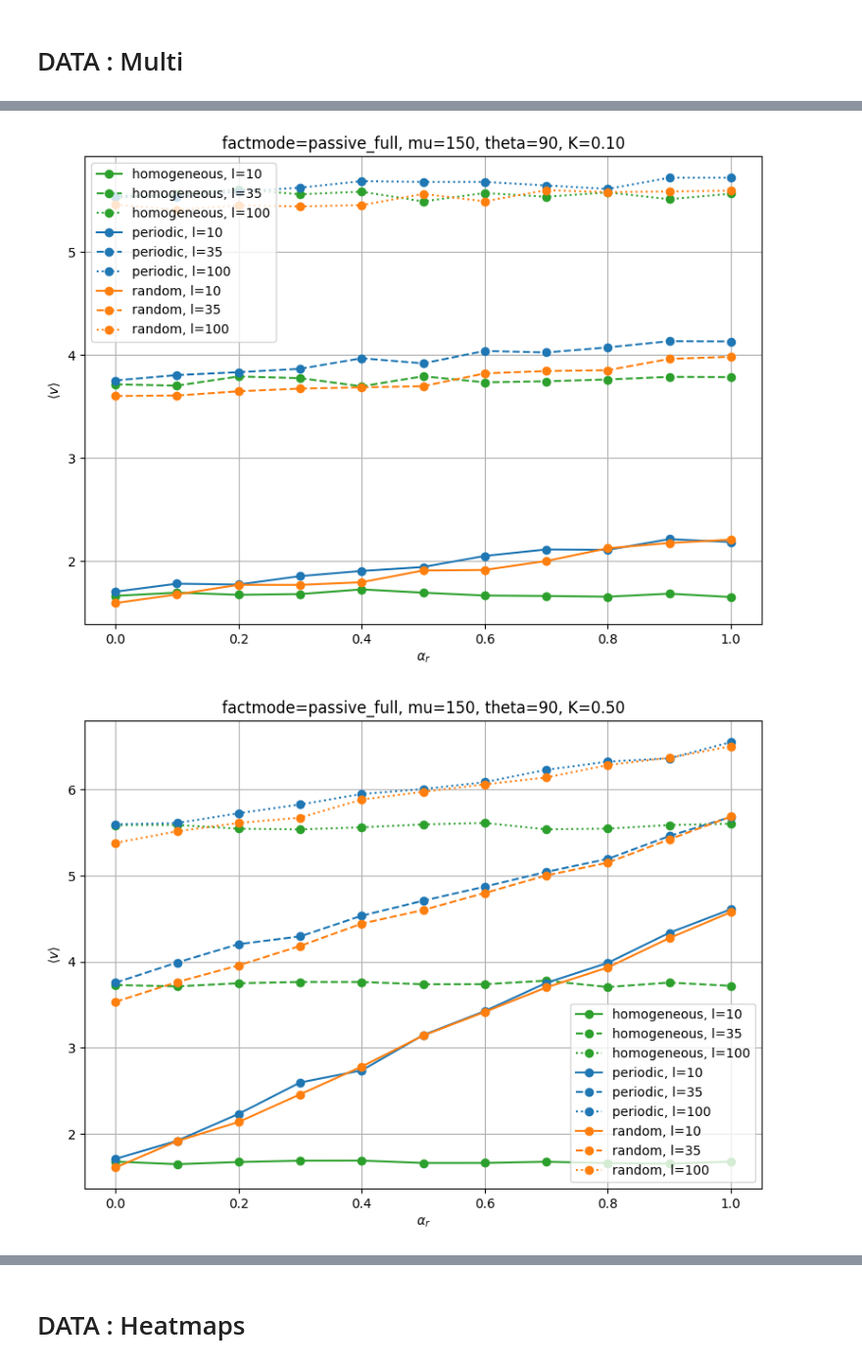
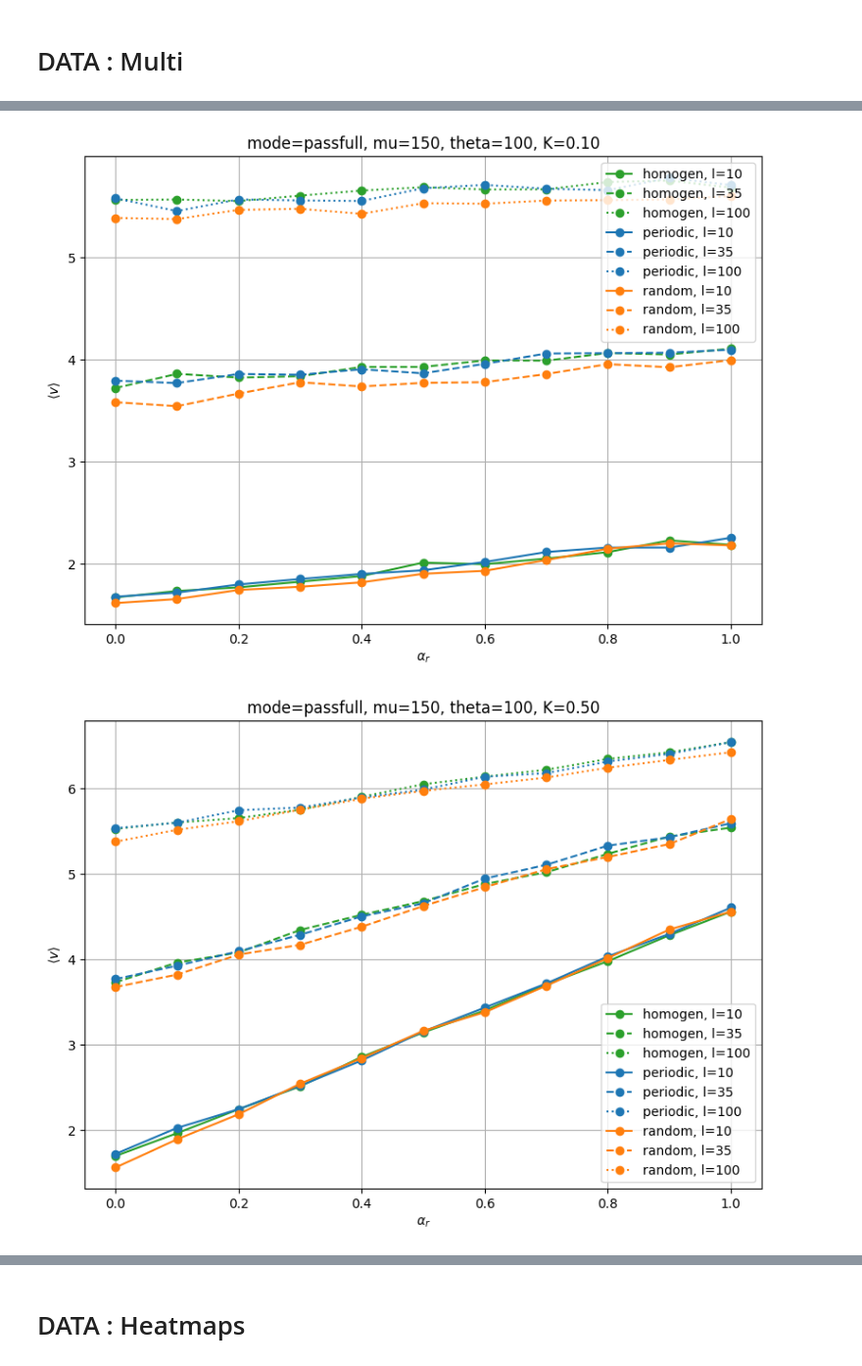
Before and after one commit to npelletbossot/Workspace, a Jupyter notebook: notebooks/work/fact.ipynb, the cells around one changed output, grey strips where cells are left out. Shown at 98% size. Saved outputs shown, nothing was run; the diff lists cells and outputs as text; code cells hidden in the pictures.

```diff
--- a/notebooks/work/fact.ipynb
+++ b/notebooks/work/fact.ipynb
@@ -202,7 +230,7 @@ theta = 100
 
 params_fixed = {
     "fact"      : True,
-    "algorithm" : "two_steps",
+    "algo"      : "2S",
     "s"         : s,
     "l"         : l,
     "bpmin"     : bpmin,
@@ -213,7 +241,7 @@ params_fixed = {
 # Parameters Non Fixed
 alphars = params_sim["alphar"]
 modes   = params_sim["mode"]
-lands   = params_sim["lands"]
+lands   = params_sim["landscape"]
 
 def filter_df(df: pl.DataFrame, params: dict) -> pl.DataFrame:
     """Filtre df sur les clés/valeurs de params, en ignorant les valeurs None."""
@@ -350,13 +378,14 @@ fig, axes = plt.subplots(ncols=len(ls), nrows=1, figsize=(7*len(ls), 5))
 
 fixed_base = {
     "fact"      : True,
-    "algorithm" : "two_steps",
-    "factmode"  : "active_full",
+    "algo"      : "2S",
+    "mode"      : "actifull",
     "s"         : 35,
     "bpmin"     : 0,
     "mu"        : 150,
-    "theta"     : 20,
-    "K"         : 0.50,
+    "theta"     : 100,
+    "Kp"        : 0.50,
+    "Kz"        : 0.00      # Meaning no contribution from the fact to beeing dynamic
 }
 
 for ax, l_val in zip(axes, ls):
@@ -383,7 +412,7 @@ from itertools import product
 landscape_colors = {
     "periodic"    : "tab:blue",
     "random"      : "tab:orange",
-    "homogeneous" : "tab:green",
+    "homogen"     : "tab:green",
 }
 
 # Styles par l (ordonnés)
@@ -394,46 +423,49 @@ linestyles = {
     ls_sorted[2]: ":",
 }
 
-def plot_vmean_vs_alphar(df_all, value, factmode, K, title):
+def plot_vmean_vs_alphar(df_all, value, mode, Kp, Kz, title):
     plt.figure(figsize=(8, 6))
     plt.title(title)
 
+    landscapes = np.unique(df_all["landscape"].to_numpy())
+
     for landscape, l in product(landscapes, ls):
         df_data = df_all.filter(
-            (pl.col("factmode")  == factmode) &
+            (pl.col("mode")      == mode) &
             (pl.col("landscape") == landscape) &
             (pl.col("l")         == l)         &
             (pl.col("mu")        == mu) &
             (pl.col("theta")     == theta) &
-            (pl.col("K").is_close(K))
+            (pl.col("Kp").is_close(Kp)) &
+            (pl.col("Kz").is_close(Kz))
         )
         if df_data.height == 0:
             continue
 
         alphar  = df_data["alphar"].to_numpy()
         to_plot = df_data[value].to_numpy()
 
         plt.plot(
             alphar, to_plot,
             color     = landscape_colors[landscape],
             linestyle = linestyles[l],
             marker    = "o",
             label     = f"{landscape}, l={l}",
         )
 
     plt.xlabel(r"$\alpha_r$")
     plt.ylabel(r"$\langle v \rangle$")
     # plt.ylim([-1, 10])
     plt.grid(True)
     plt.legend(frameon=True)
     plt.tight_layout()
     plt.show()
 
 value = "v_mean"
-factmode = "passive_full"
-plot_vmean_vs_alphar(df_all, value=value, factmode=factmode, K=0.10, title=f"factmode={factmode}, mu={mu}, theta={theta}, K=0.10")
-plot_vmean_vs_alphar(df_all, value=value, factmode=factmode, K=0.50, title=f"factmode={factmode}, mu={mu}, theta={theta}, K=0.50")
-plot_vmean_vs_alphar(df_all, value=value, factmode=factmode, K=0.90, title=f"factmode={factmode}, mu={mu}, theta={theta}, K=0.90")
+mode = "passfull"
+plot_vmean_vs_alphar(df_all, value=value, mode=mode, Kp=0.10, Kz=0.00, title=f"mode={mode}, mu={mu}, theta={theta}, K=0.10")
+plot_vmean_vs_alphar(df_all, value=value, mode=mode, Kp=0.50, Kz=0.00, title=f"mode={mode}, mu={mu}, theta={theta}, K=0.50")
+plot_vmean_vs_alphar(df_all, value=value, mode=mode, Kp=0.90, Kz=0.00, title=f"mode={mode}, mu={mu}, theta={theta}, K=0.90")
 # %% [output]
-[figure, old version]
+[figure, new version]
-[figure, old version]
+[figure, new version]
```
Also changed, not shown: parts of 22 cells of this notebook, 1 other file.
